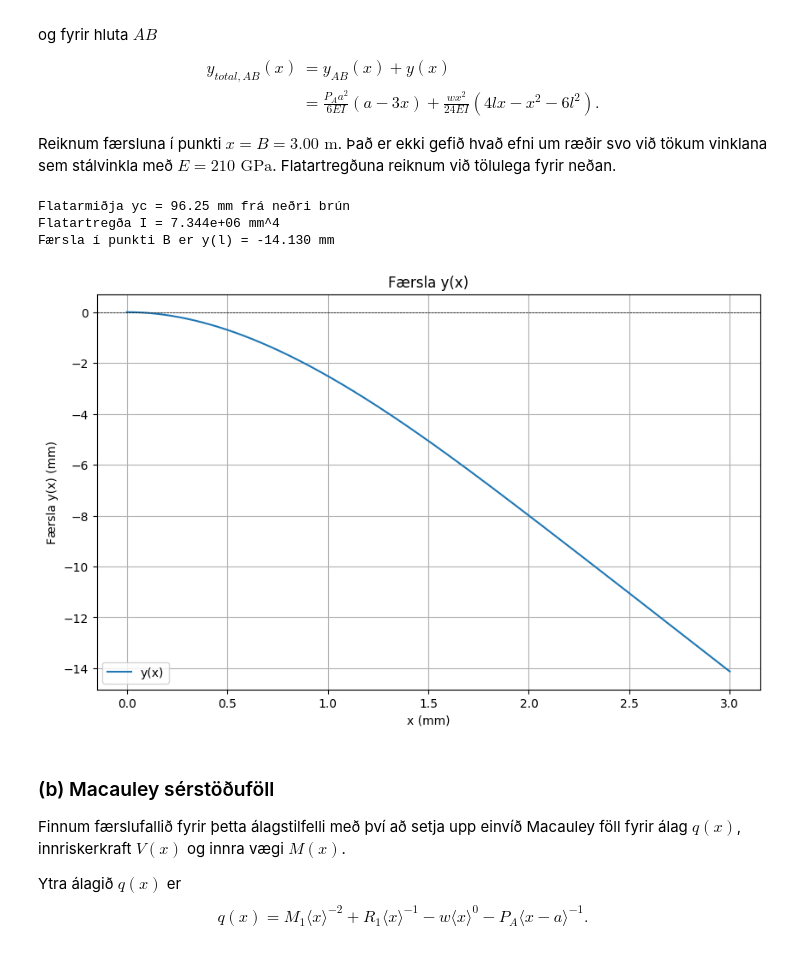
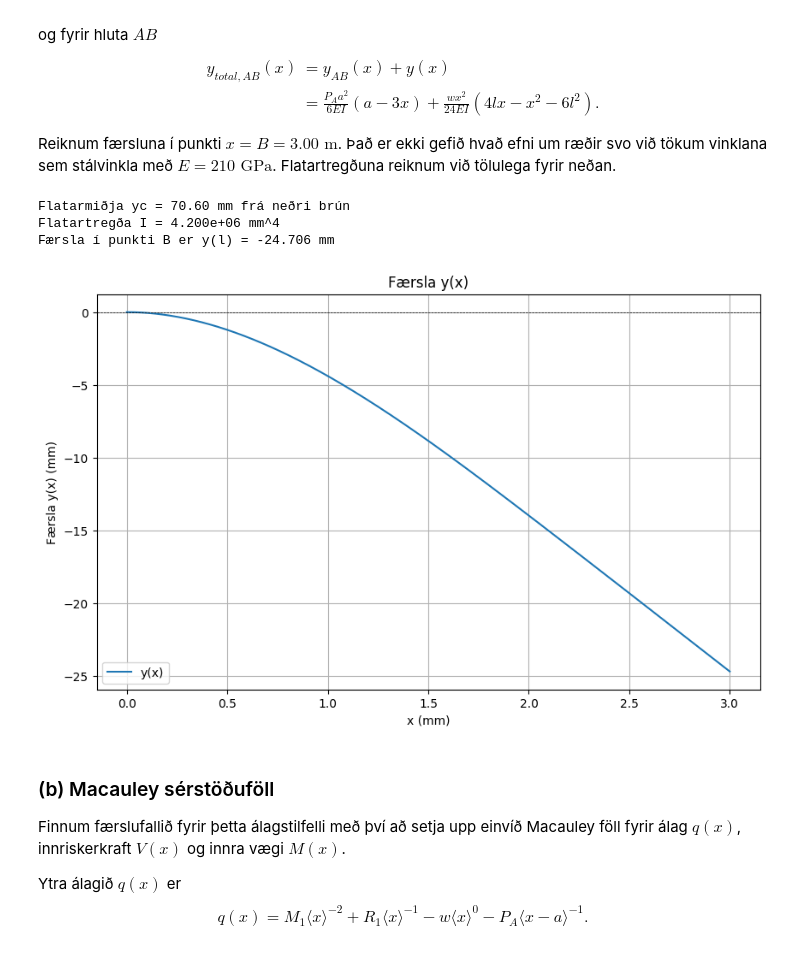
Before and after one commit to kriorog/vel407g_honvel, a Jupyter notebook: 2026/skilaverkefni/v1/skilaverkefni_1_lausn2.ipynb, the cells around one changed output. Cells and saved outputs as stored; diff of their text form; code cells hidden in the pictures.

```diff
--- a/2026/skilaverkefni/v1/skilaverkefni_1_lausn2.ipynb
+++ b/2026/skilaverkefni/v1/skilaverkefni_1_lausn2.ipynb
@@ -1523,24 +1542,24 @@ P_A = 2500 # N
 w = 1000 # N/m
 l = 3.0 # m
 a = 2.0  # m
-E = 210e9 # Pa
+E = 210e9 # Pa, sirka gildi fyrir stál
 
 # stærðir vinkla
-b = 125e-3 # mm
-t = 10e-3 # mm
+b = 100e-3 # mm
+t = 12e-3 # mm
 A = b * t # mm^2
 
-# flatarmiðjan
+# flatarmiðjan, mælt frá neðri lóðrétts flangsa T þversniðs
 Atop = (2 * b) * t
-ytop = b + t/2
-Avert = b * (2 * t)
-yvert = b / 2
+ytop = b - t/2
+Avert = (b - t) * (2 * t)
+yvert = (b - t) / 2
 yc = (Atop * ytop + Avert * yvert) / (Atop + Avert)
 print(f"Flatarmiðja yc = {yc*1e3:.2f} mm frá neðri brún")
 
 # flatartregða I um flatarmiðju
 Itop = (2 * b) * t**3 / 12 + Atop * (ytop - yc)**2
-Ivert = t * b**3 / 12 + Avert * (yvert - yc)**2
+Ivert = (2 * t) * (b - t)**3 / 12 + Avert * (yvert - yc)**2
 I = Itop + Ivert
 print(f"Flatartregða I = {I*1e12:.3e} mm^4")
 
@@ -1552,37 +1571,37 @@ def y_fun(x):
     )
 
     y_AB = (
         (P_A * a**2 / (6 * E * I)) * (a - 3*x)
         + (w * x**2 / (24 * E * I)) * (4*l*x - x**2 - 6*l**2)
     )
 
     y_out = (
         y_OA * (mac(x, 0, 0) - mac(x, a, 0))
         + y_AB * mac(x, a, 0)
     )
     return y_out
 
 # reiknum y(x) í punkti x=B=l
 print(f"Færsla í punkti B er y(l) = {y_fun(l)*1e3:.3f} mm")
 
 # teiknum y(x) yfir allt bilið [0, l]
 import matplotlib.pyplot as plt
 x_vals = np.linspace(0, l, 1000)
 y_vals = np.array([y_fun(x) for x in x_vals])
 plt.figure(figsize=(10, 6))
 plt.plot(x_vals, y_vals*1e3, label='y(x)')
 plt.title('Færsla y(x)')
 plt.xlabel('x (mm)')
 plt.ylabel('Færsla y(x) (mm)')
 plt.axhline(0, color='black', linewidth=0.5, linestyle='--')
 plt.legend()
 plt.grid()
 plt.show()
 # %% [output]
-Flatarmiðja yc = 96.25 mm frá neðri brún
-Flatartregða I = 7.344e+06 mm^4
-Færsla í punkti B er y(l) = -14.130 mm
+Flatarmiðja yc = 70.60 mm frá neðri brún
+Flatartregða I = 4.200e+06 mm^4
+Færsla í punkti B er y(l) = -24.706 mm
-[figure, old version]
+[figure, new version]
 # %% [markdown]
 ### (b) Macauley sérstöðuföll
 Finnum færslufallið fyrir þetta álagstilfelli með því að setja upp einvíð Macauley föll fyrir álag $q(x)$, innriskerkraft $V(x)$ og innra vægi $M(x)$.
```
Also changed, not shown: parts of 17 cells of this notebook.
